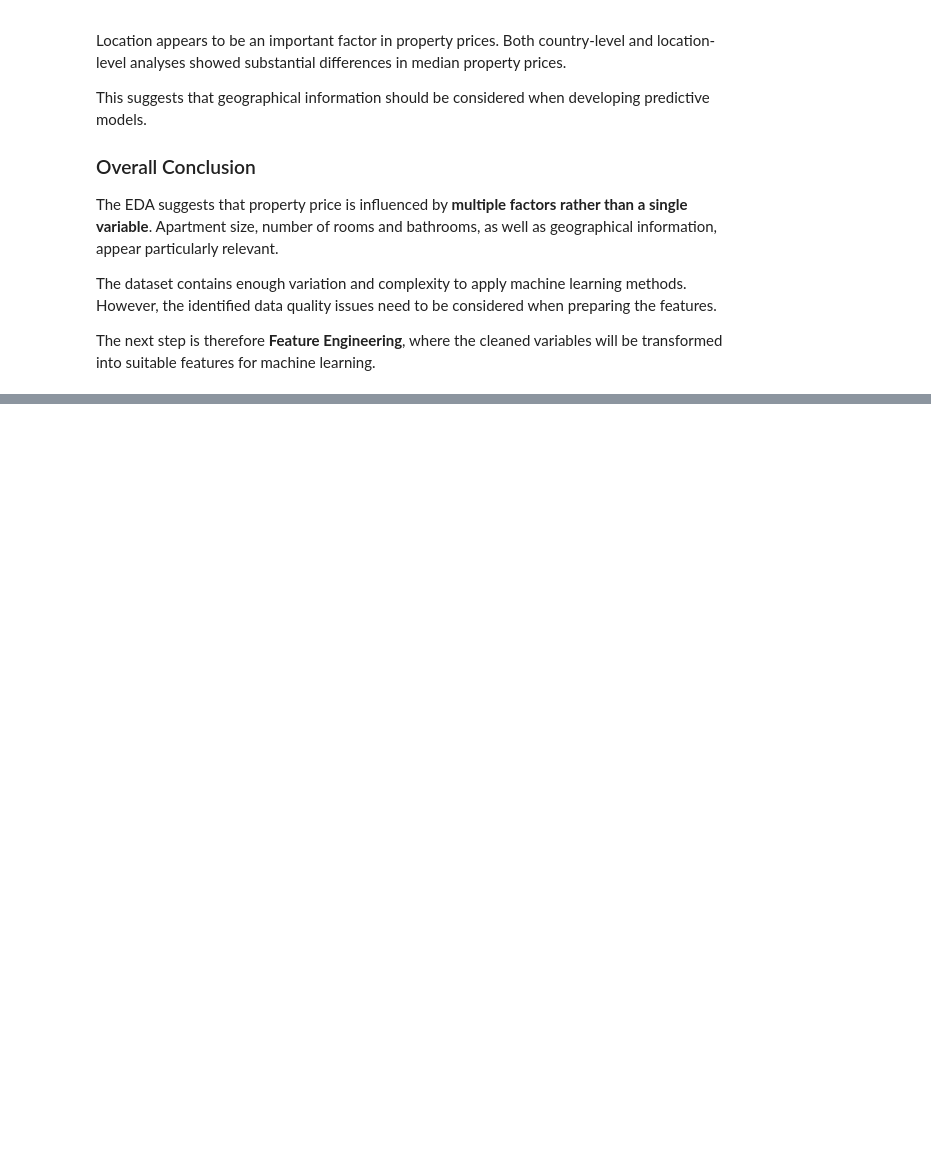
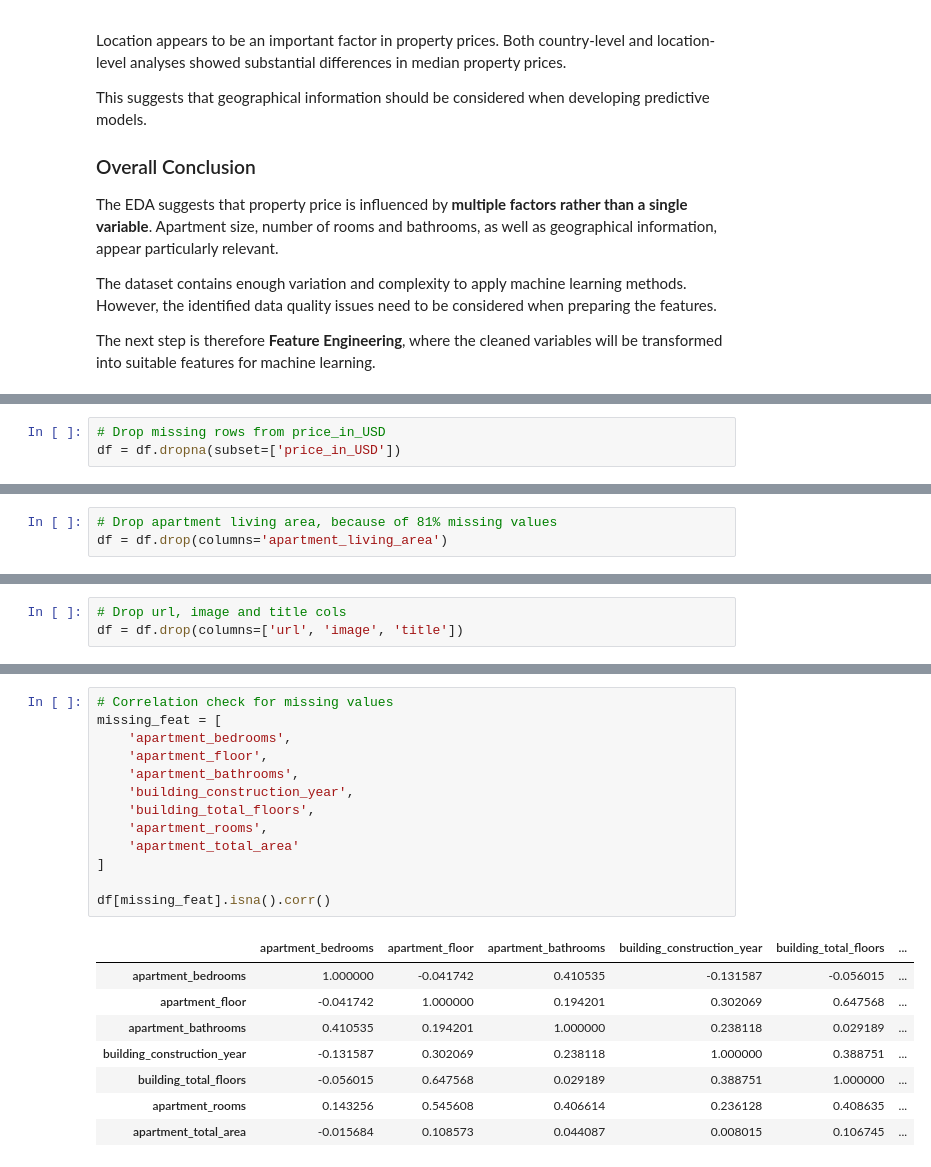
Before and after one commit to clia7/Real_Estate_Analysis, a Jupyter notebook: real-estate-analysis.ipynb, the cells around one changed output, grey strips where cells are left out. Cells and saved outputs as stored; diff of their text form; blank space fills up the shorter version.

```diff
--- a/real-estate-analysis.ipynb
+++ b/real-estate-analysis.ipynb
@@ -1906,0 +1951,3 @@ The next step is therefore **Feature Engineering**, where the cleaned variables
+# %%
+# Drop missing rows from price_in_USD
+df = df.dropna(subset=['price_in_USD'])
@@ -1906,0 +1959,3 @@ The next step is therefore **Feature Engineering**, where the cleaned variables
+# %%
+# Drop apartment living area, because of 81% missing values
+df = df.drop(columns='apartment_living_area')
@@ -1906,0 +1983,3 @@ The next step is therefore **Feature Engineering**, where the cleaned variables
+# %%
+# Drop url, image and title cols
+df = df.drop(columns=['url', 'image', 'title'])
@@ -1906,0 +2018,22 @@ The next step is therefore **Feature Engineering**, where the cleaned variables
+# %%
+# Correlation check for missing values
+missing_feat = [
+    'apartment_bedrooms',
+    'apartment_floor',
+    'apartment_bathrooms',
+    'building_construction_year',
+    'building_total_floors',
+    'apartment_rooms',
+    'apartment_total_area'
+]
+
+df[missing_feat].isna().corr()
+# %% [output]
+|  | apartment_bedrooms | apartment_floor | apartment_bathrooms | building_construction_year | building_total_floors | ... |
+| apartment_bedrooms | 1.000000 | -0.041742 | 0.410535 | -0.131587 | -0.056015 | ... |
+| apartment_floor | -0.041742 | 1.000000 | 0.194201 | 0.302069 | 0.647568 | ... |
+| apartment_bathrooms | 0.410535 | 0.194201 | 1.000000 | 0.238118 | 0.029189 | ... |
+| building_construction_year | -0.131587 | 0.302069 | 0.238118 | 1.000000 | 0.388751 | ... |
+| building_total_floors | -0.056015 | 0.647568 | 0.029189 | 0.388751 | 1.000000 | ... |
+| apartment_rooms | 0.143256 | 0.545608 | 0.406614 | 0.236128 | 0.408635 | ... |
+| apartment_total_area | -0.015684 | 0.108573 | 0.044087 | 0.008015 | 0.106745 | ... |
```
Also changed, not shown: parts of 35 cells of this notebook.
